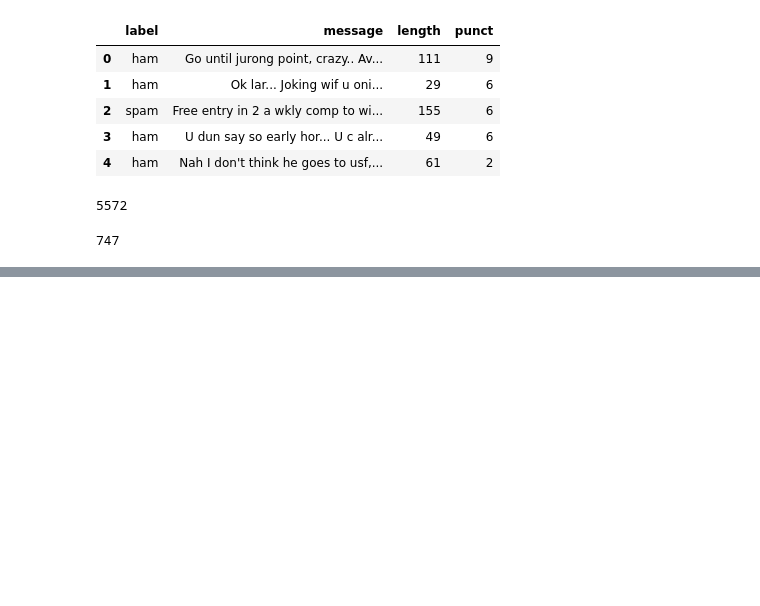
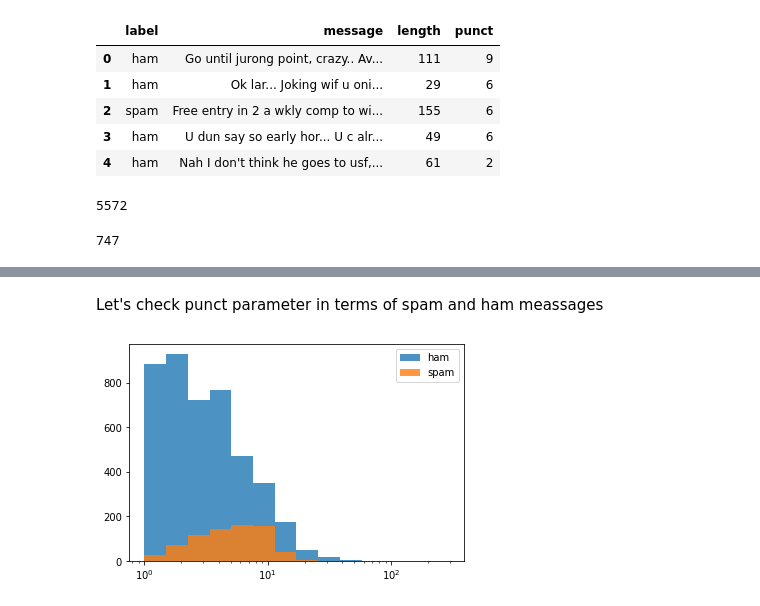
Before and after one commit to aryatomarAI/Natural-Language-Processing-with-python, a Jupyter notebook: Text-Classification/SciKit-Learn-Primer.ipynb, the cells around one changed output, grey strips where cells are left out. Cells and saved outputs as stored; diff of their text form; code cells hidden in the pictures; blank space fills up the shorter version.

```diff
--- a/Text-Classification/SciKit-Learn-Primer.ipynb
+++ b/Text-Classification/SciKit-Learn-Primer.ipynb
@@ -42,0 +114,11 @@ len(df[df['label']=='spam'])
+# %% [markdown]
+Let's check punct parameter in terms of spam and ham meassages
+# %%
+plt.xscale('log')
+bins=1.5**(np.arange(0,15))
+plt.hist(df[df['label']=='ham']['punct'],bins=bins,alpha=0.8)
+plt.hist(df[df['label']=='spam']['punct'],bins=bins,alpha=0.8)
+plt.legend(('ham','spam'))
+plt.show()
+# %% [output]
+[figure, added]
```
Also changed, not shown: parts of 13 cells of this notebook.
